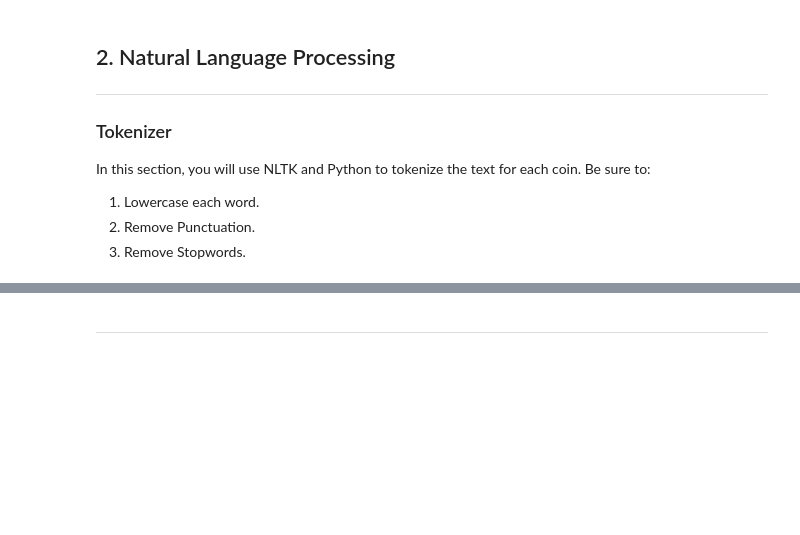
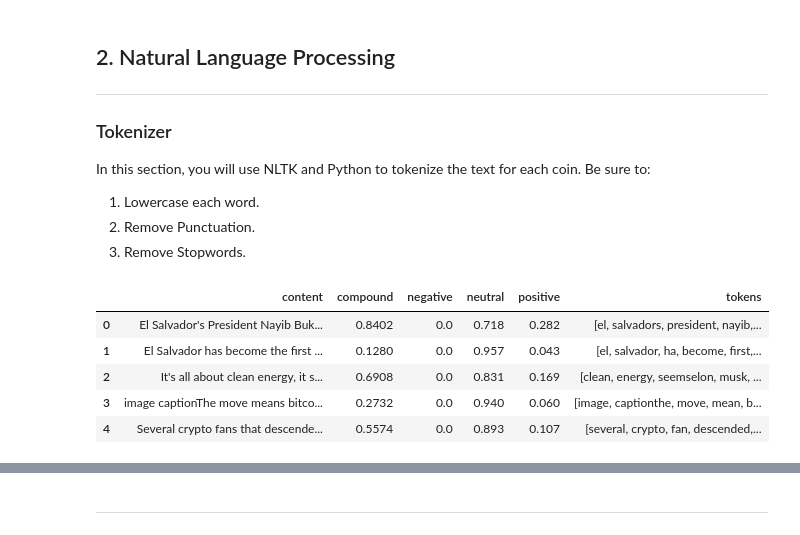
Before and after one commit to mikerae1/NLP_Scripting, a Jupyter notebook: Starter_Code/crypto_sentiment.ipynb, the cells around one changed output, grey strips where cells are left out. Drawn from its saved outputs; the diff is of its cells as text; code cells hidden in the pictures; blank space fills up the shorter version.

```diff
--- a/Starter_Code/crypto_sentiment.ipynb
+++ b/Starter_Code/crypto_sentiment.ipynb
@@ -217,31 +217,32 @@ from string import punctuation
 import re
 # %%
 # Instantiate the lemmatizer
-# YOUR CODE HERE!
+lemmatizer = WordNetLemmatizer()
 
 # Create a list of stopwords
-# YOUR CODE HERE!
+sw = stopwords.words('english')
 
 # Expand the default stopwords list if necessary
-# YOUR CODE HERE!
+# TBC
 # %%
 # Complete the tokenizer function
 def tokenizer(text):
     """Tokenizes text."""
 
     # Remove the punctuation from text
-
+    regex = re.compile("[^a-zA-Z ]")
+    re_clean = regex.sub('', text)
 
     # Create a tokenized list of the words
-
+    words = word_tokenize(re_clean)
 
     # Lemmatize words into root words
-
+    lem_words = [lemmatizer.lemmatize(word) for word in words]
 
     # Convert the words to lowercase
+    tokens = [word.lower() for word in lem_words if word.lower() not in sw]
 
-
-    # Remove the stop words
+    # Remove the stop words - included in line above
 
 
     return tokens
@@ -253,0 +249,23 @@ def tokenizer(text):
+# %%
+# Create a new tokens column for Bitcoin
+btc_df['tokens'] = np.nan
+
+texts = btc_df['content']
+
+tokens = []
+for text in texts:
+    tokens.append(tokenizer(text))
+
+btc_df['tokens'] = tokens
+btc_df.drop(columns = 'title', inplace=True)
+btc_df.drop(columns = 'content', inplace=True)
+btc_df.drop(columns = 'title_sentiment', inplace=True)
+btc_df.drop(columns = 'content_sentiment', inplace=True)
+btc_df.head(5)
+# %% [output]
+|  | content | compound | negative | neutral | positive | tokens |
+| 0 | El Salvador's President Nayib Buk... | 0.8402 | 0.0 | 0.718 | 0.282 | [el, salvadors, president, nayib,... |
+| 1 | El Salvador has become the first ... | 0.1280 | 0.0 | 0.957 | 0.043 | [el, salvador, ha, become, first,... |
+| 2 | It's all about clean energy, it s... | 0.6908 | 0.0 | 0.831 | 0.169 | [clean, energy, seemselon, musk, ... |
+| 3 | image captionThe move means bitco... | 0.2732 | 0.0 | 0.940 | 0.060 | [image, captionthe, move, mean, b... |
+| 4 | Several crypto fans that descende... | 0.5574 | 0.0 | 0.893 | 0.107 | [several, crypto, fan, descended,... |
```
Also changed, not shown: parts of 13 cells of this notebook.
